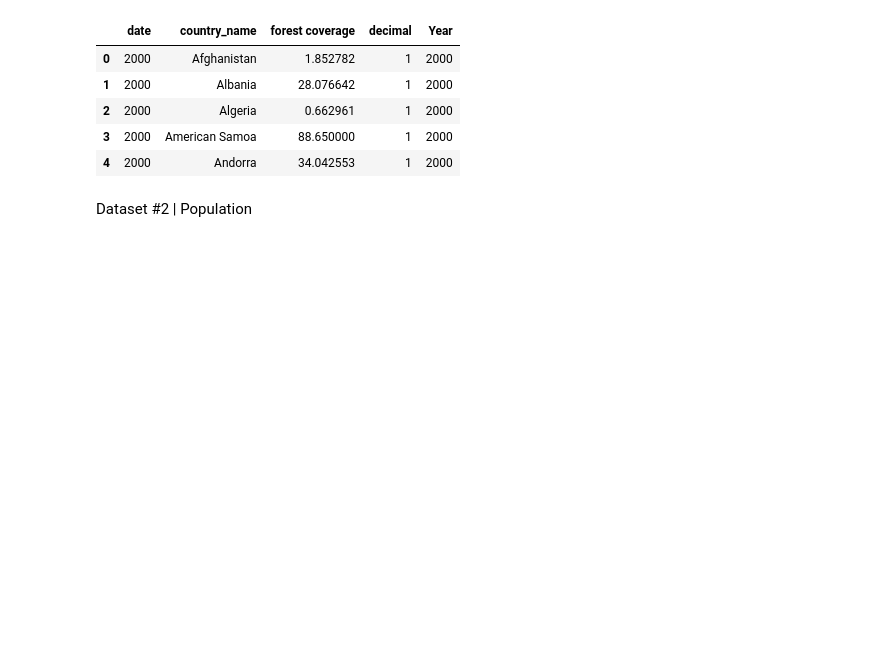
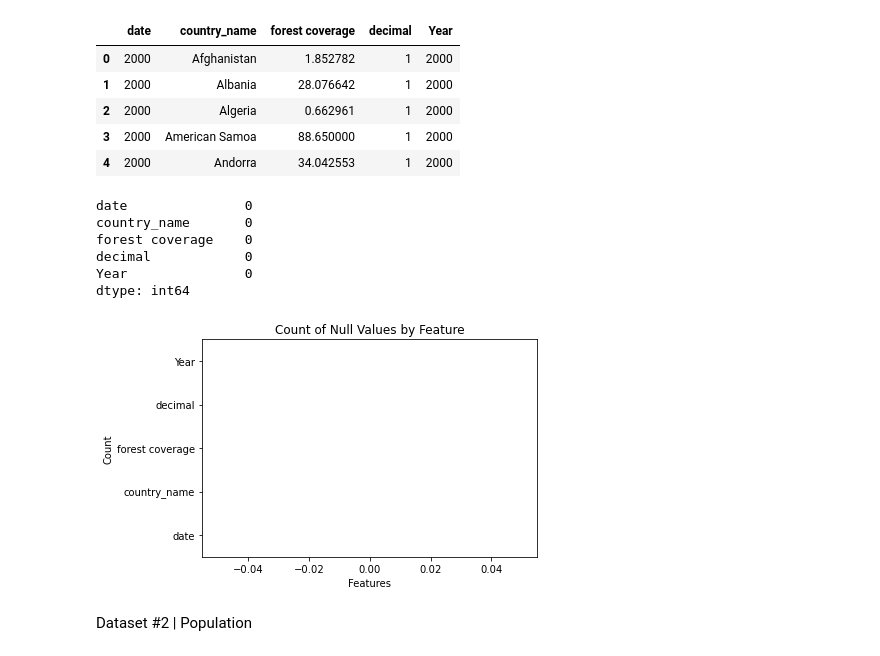
Before and after one commit to BoSuto/Specialist-Certificate-in-Data-Analytics-Essential-Jan-2023, a Jupyter notebook: Project_May_2023.ipynb, the cells around one changed output. Saved outputs shown, nothing was run; the diff lists cells and outputs as text; code cells hidden in the pictures; blank space fills up the shorter version.

```diff
--- a/Project_May_2023.ipynb
+++ b/Project_May_2023.ipynb
@@ -301,6 +319,24 @@ memory usage: 158.9+ KB
 | 2 | 2000 | Algeria | 0.662961 | 1 | 2000 |
 | 3 | 2000 | American Samoa | 88.650000 | 1 | 2000 |
 | 4 | 2000 | Andorra | 34.042553 | 1 | 2000 |
+# %%
+# Null values: count of missing by feature
+missing_counts = global_forest_df.isna().sum().sort_values(ascending=True)
+print(missing_counts)
+missing_counts.plot(kind='barh')
+
+plt.title('Count of Null Values by Feature')
+plt.ylabel('Count')
+plt.xlabel('Features')
+plt.show()
+# %% [output]
+date               0
+country_name       0
+forest coverage    0
+decimal            0
+Year               0
+dtype: int64
+[figure, added]
 # %% [markdown]
 Dataset #2 | Population
 # %%
```
Also changed, not shown: parts of 33 cells of this notebook.
